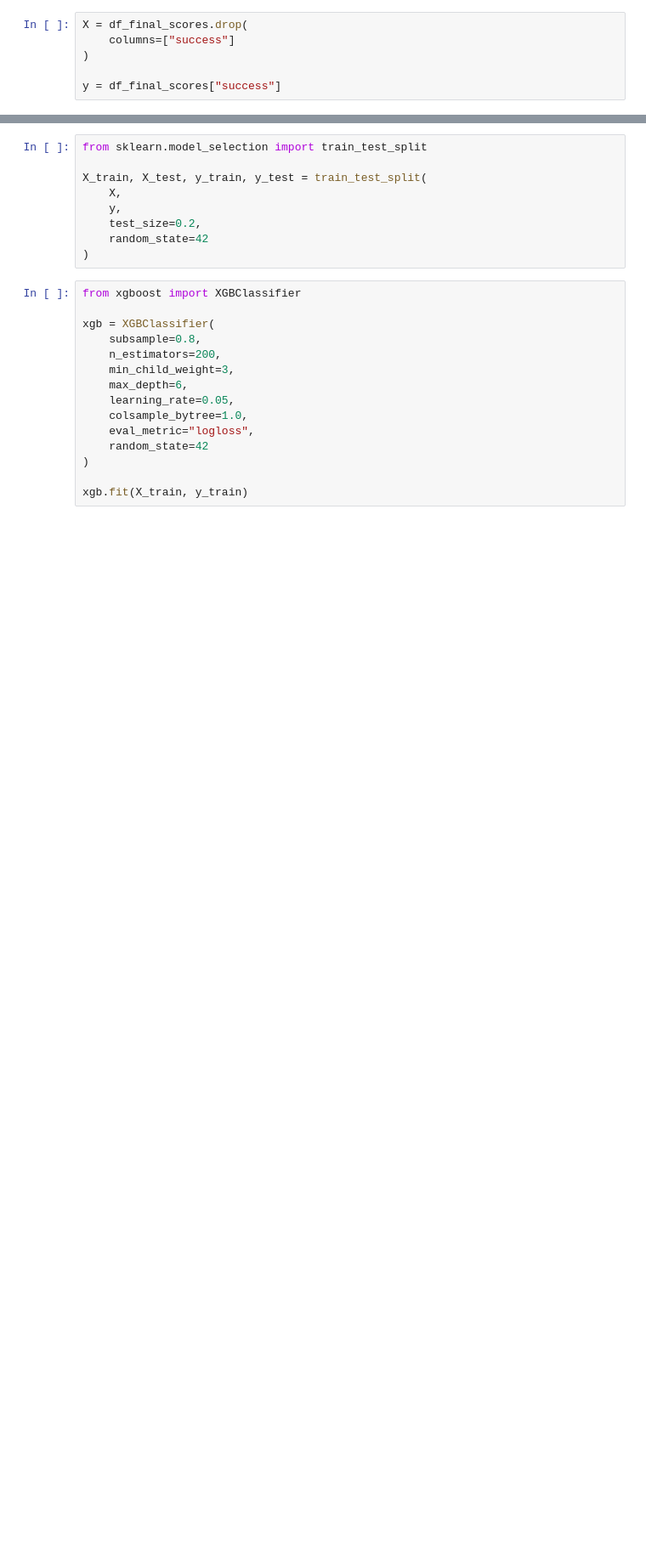
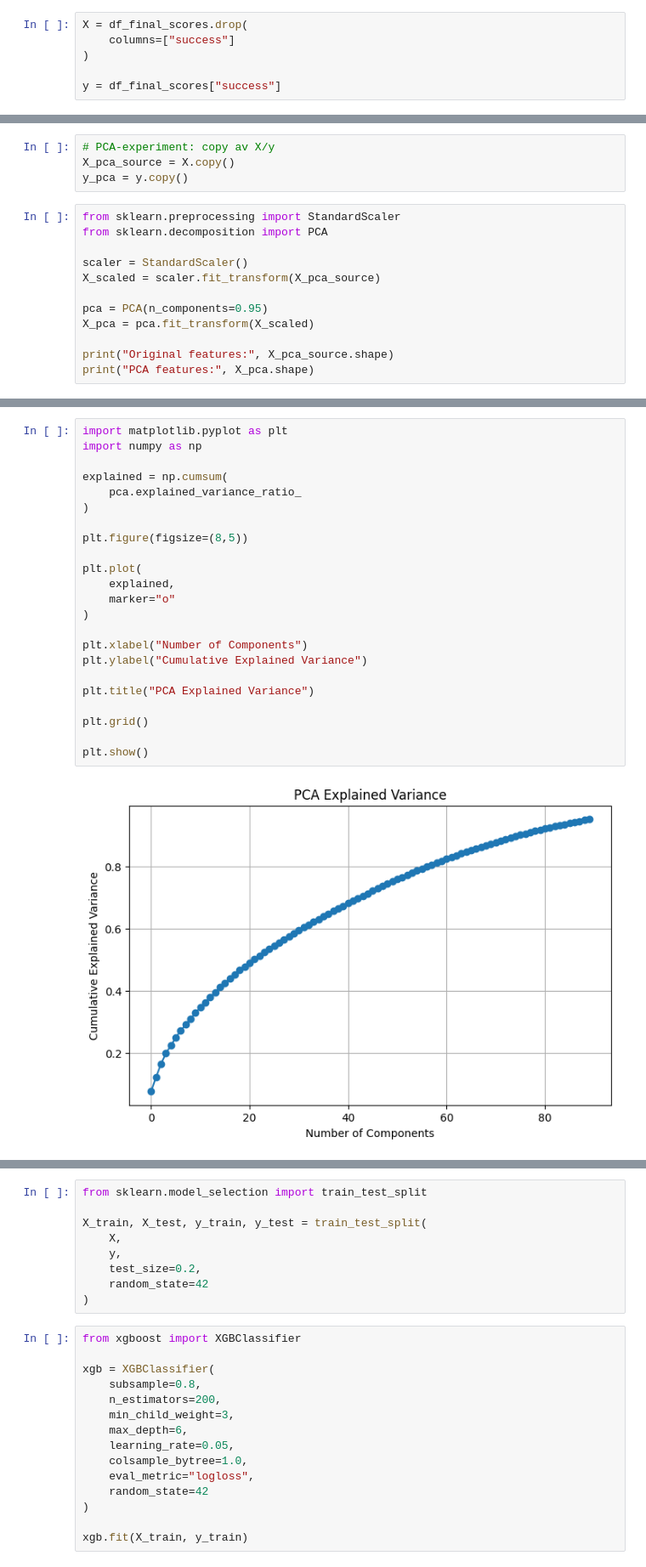
Before and after one commit to emilioano/AppliedAI, a Jupyter notebook: steam_decision_trees/steam_nick.ipynb, the cells around one changed output, grey strips where cells are left out. Shown at 85% size. Saved outputs shown, nothing was run; the diff lists cells and outputs as text; blank space fills up the shorter version.

```diff
--- a/steam_decision_trees/steam_nick.ipynb
+++ b/steam_decision_trees/steam_nick.ipynb
@@ -1196,0 +1284,16 @@ y = df_final_scores["success"]
+# %%
+# PCA-experiment: copy av X/y
+X_pca_source = X.copy()
+y_pca = y.copy()
+# %%
+from sklearn.preprocessing import StandardScaler
+from sklearn.decomposition import PCA
+
+scaler = StandardScaler()
+X_scaled = scaler.fit_transform(X_pca_source)
+
+pca = PCA(n_components=0.95)
+X_pca = pca.fit_transform(X_scaled)
+
+print("Original features:", X_pca_source.shape)
+print("PCA features:", X_pca.shape)
@@ -1196,0 +1355,25 @@ y = df_final_scores["success"]
+# %%
+import matplotlib.pyplot as plt
+import numpy as np
+
+explained = np.cumsum(
+    pca.explained_variance_ratio_
+)
+
+plt.figure(figsize=(8,5))
+
+plt.plot(
+    explained,
+    marker="o"
+)
+
+plt.xlabel("Number of Components")
+plt.ylabel("Cumulative Explained Variance")
+
+plt.title("PCA Explained Variance")
+
+plt.grid()
+
+plt.show()
+# %% [output]
+[figure, added]
```
Also changed, not shown: parts of 19 cells of this notebook, 13 other files.
